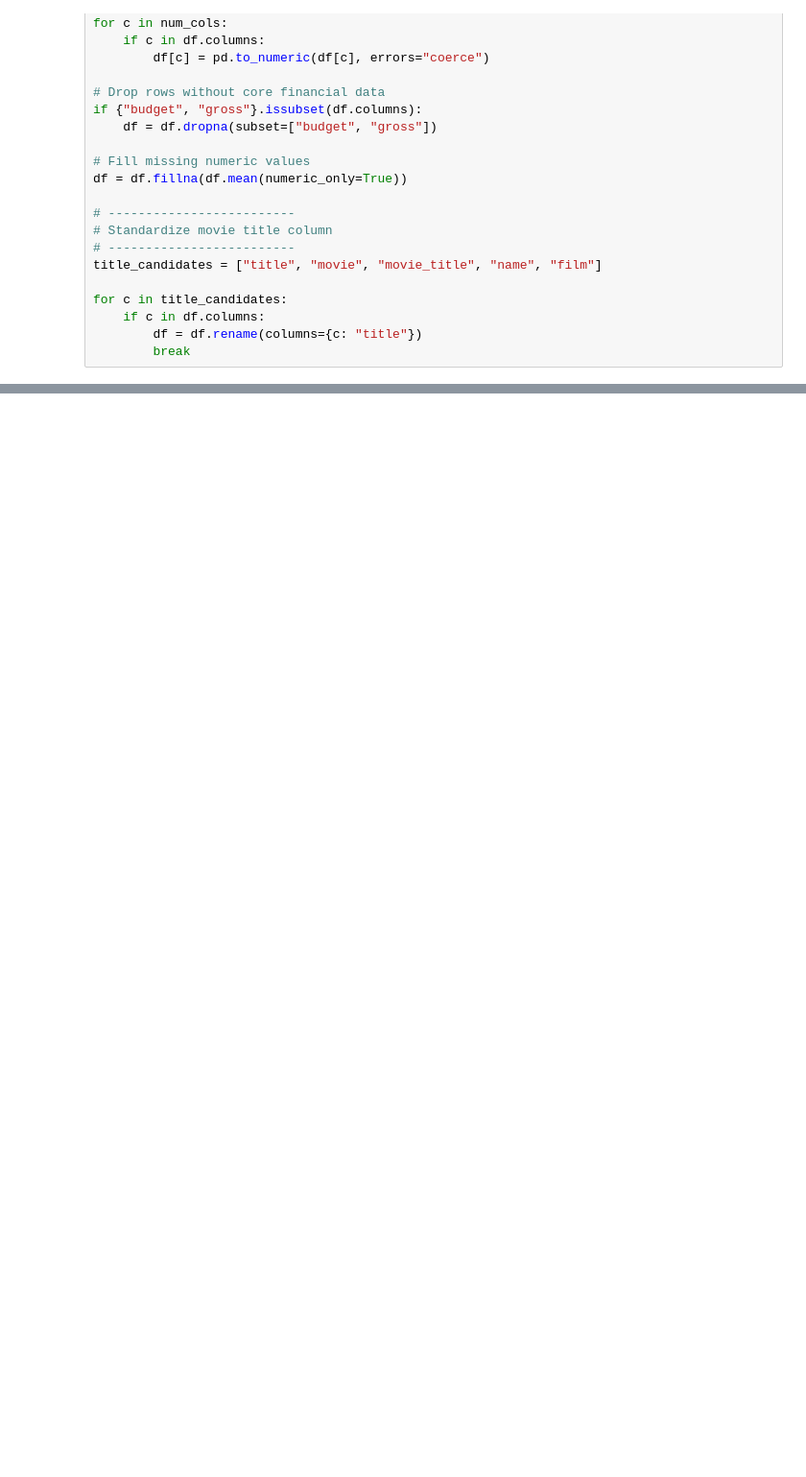
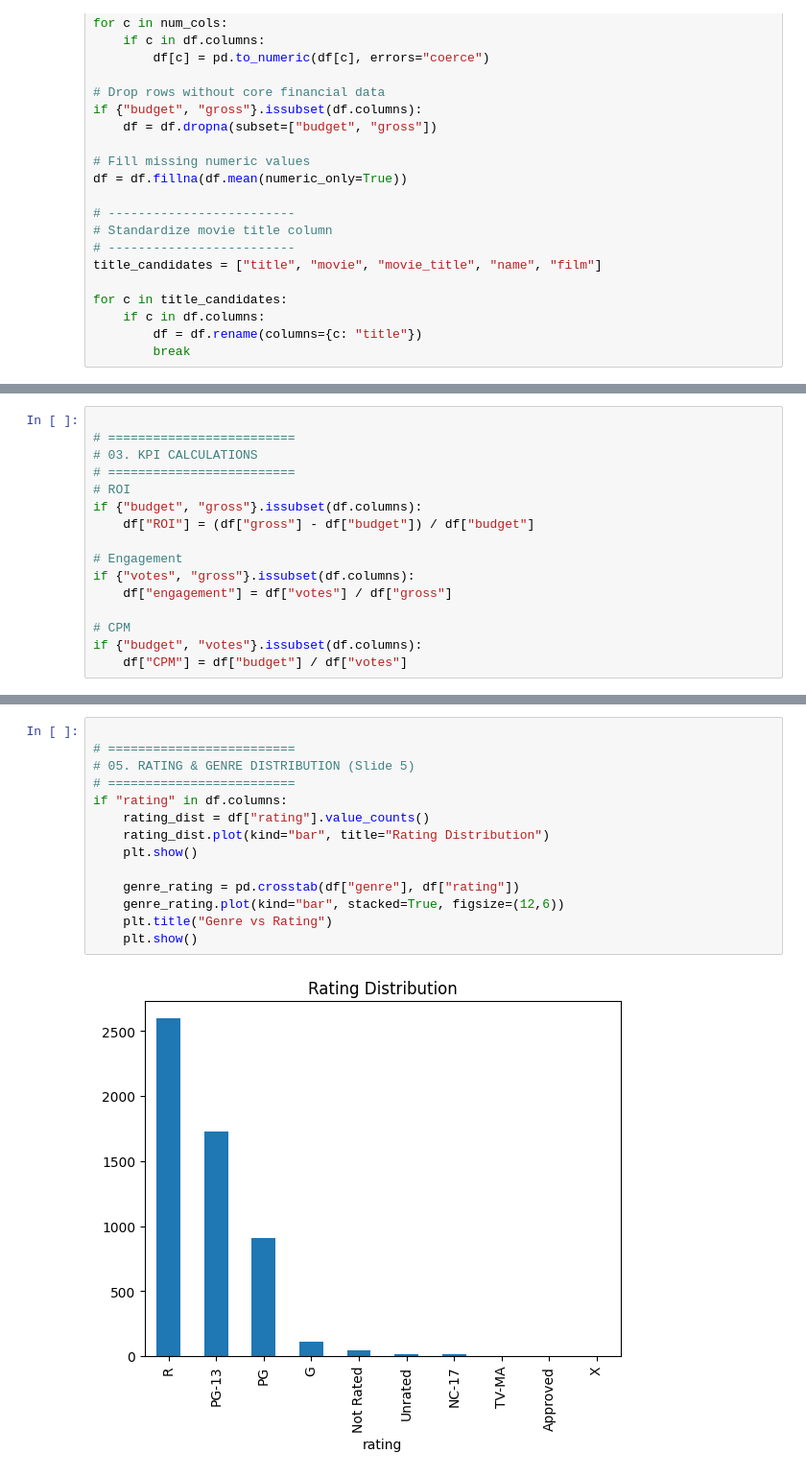
Before and after one commit to Austinohack/Final_project_cybersoft, a Jupyter notebook: analysis/movie_analysis.ipynb, the cells around one changed output, grey strips where cells are left out. Shown at 96% size. Cells and saved outputs as stored; diff of their text form; blank space fills up the shorter version.

```diff
--- a/analysis/movie_analysis.ipynb
+++ b/analysis/movie_analysis.ipynb
@@ -111,0 +48,16 @@ plt.show()
+# %%
+
+# =========================
+# 03. KPI CALCULATIONS
+# =========================
+# ROI
+if {"budget", "gross"}.issubset(df.columns):
+    df["ROI"] = (df["gross"] - df["budget"]) / df["budget"]
+
+# Engagement
+if {"votes", "gross"}.issubset(df.columns):
+    df["engagement"] = df["votes"] / df["gross"]
+
+# CPM
+if {"budget", "votes"}.issubset(df.columns):
+    df["CPM"] = df["budget"] / df["votes"]
@@ -111,0 +91,16 @@ plt.show()
+# %%
+
+# =========================
+# 05. RATING & GENRE DISTRIBUTION (Slide 5)
+# =========================
+if "rating" in df.columns:
+    rating_dist = df["rating"].value_counts()
+    rating_dist.plot(kind="bar", title="Rating Distribution")
+    plt.show()
+
+    genre_rating = pd.crosstab(df["genre"], df["rating"])
+    genre_rating.plot(kind="bar", stacked=True, figsize=(12,6))
+    plt.title("Genre vs Rating")
+    plt.show()
+# %% [output]
+[figure, added]
```
Also changed, not shown: parts of 19 cells of this notebook, 6 other files.
